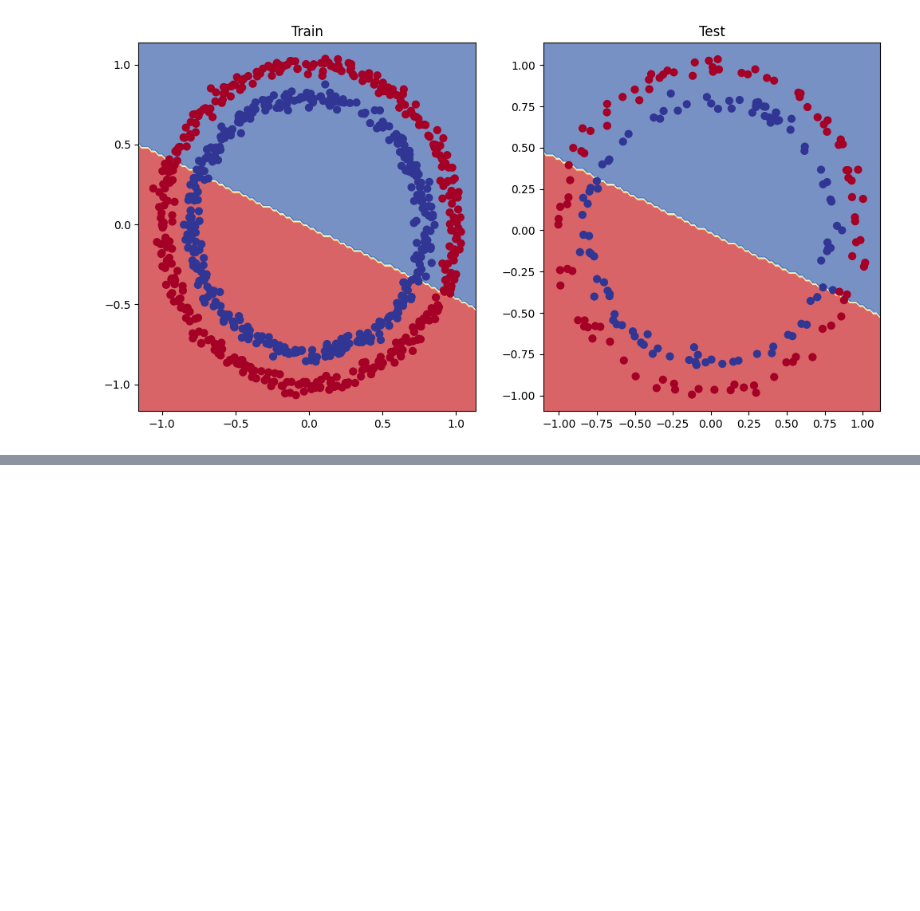
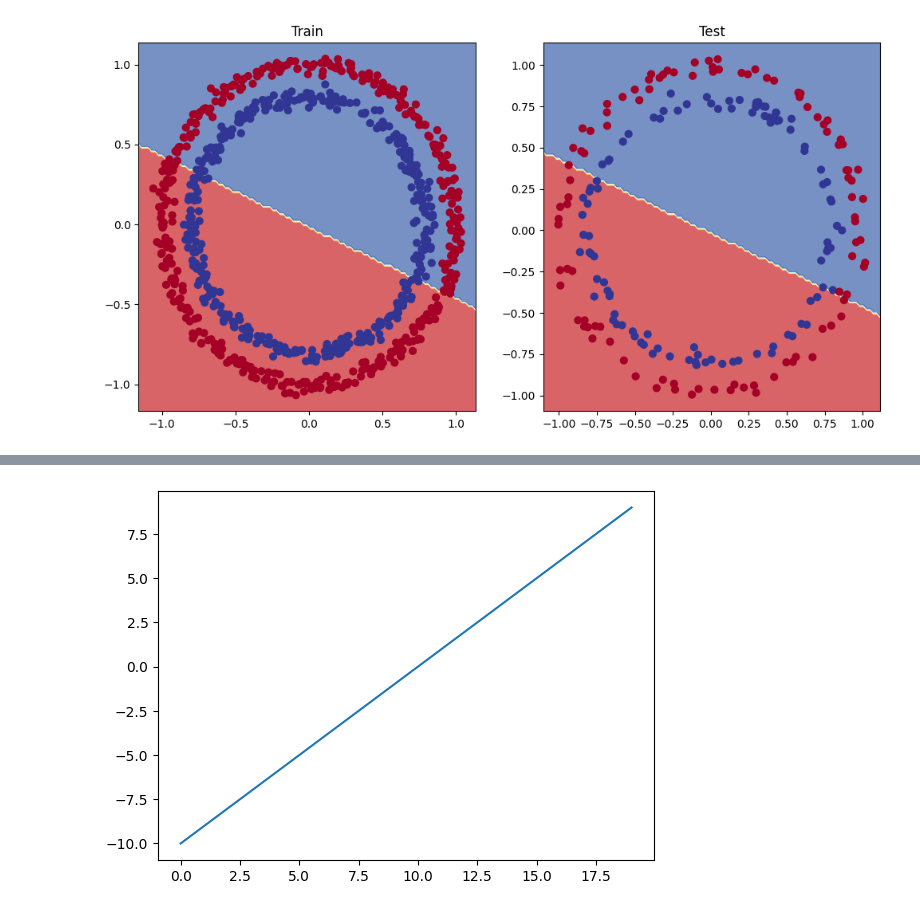
Before and after one commit to mushroom3969/PyTorch_Class, a Jupyter notebook: 02_pytorch_classification.ipynb, the cells around one changed output, grey strips where cells are left out. Cells and saved outputs as stored; diff of their text form; code cells hidden in the pictures; blank space fills up the shorter version.

```diff
--- a/02_pytorch_classification.ipynb
+++ b/02_pytorch_classification.ipynb
@@ -485,0 +742,7 @@ plot_decision_boundary(model_1, X_test, y_test)
+# %%
+# Create a tensor
+A = torch.arange(-10, 10 , 1, dtype=torch.float32)
+# %%
+plt.plot(A);
+# %% [output]
+[figure, added]
```
Also changed, not shown: parts of 48 cells of this notebook.
